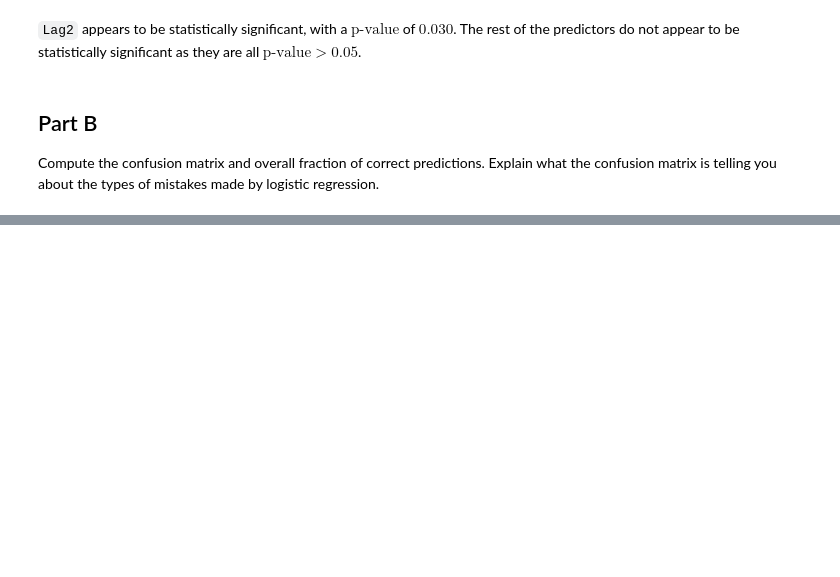
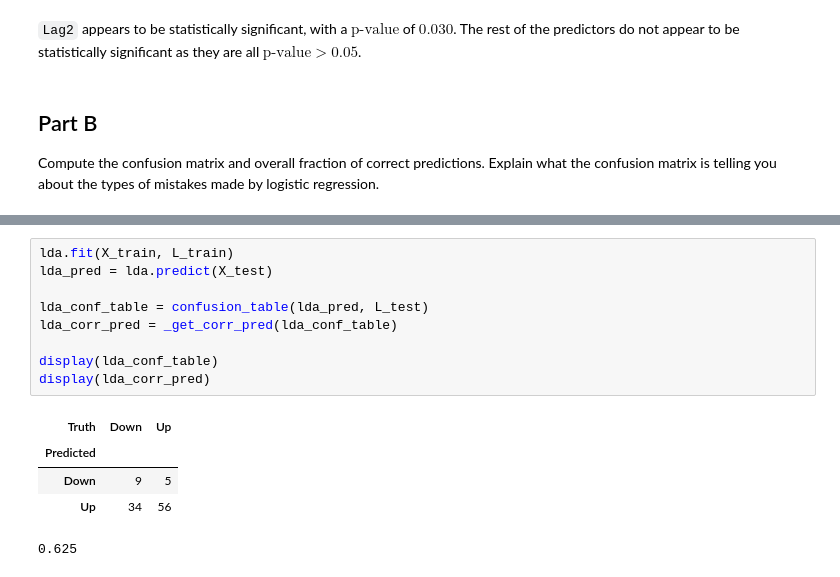
Before and after one commit to anchitrao/islp, a Jupyter notebook: chapter4/exercises/ex_13.ipynb, the cells around one changed output, grey strips where cells are left out. Cells and saved outputs as stored; diff of their text form; blank space fills up the shorter version.

```diff
--- a/chapter4/exercises/ex_13.ipynb
+++ b/chapter4/exercises/ex_13.ipynb
@@ -128,0 +199,15 @@ np.mean(labels == Weekly.Direction)
+# %%
+lda.fit(X_train, L_train)
+lda_pred = lda.predict(X_test)
+
+lda_conf_table = confusion_table(lda_pred, L_test)
+lda_corr_pred = _get_corr_pred(lda_conf_table)
+
+display(lda_conf_table)
+display(lda_corr_pred)
+# %% [output]
+| Truth | Down | Up |
+| Predicted |  |  |
+| Down | 9 | 5 |
+| Up | 34 | 56 |
+0.625
```
Also changed, not shown: parts of 18 cells of this notebook, 1 other file.
